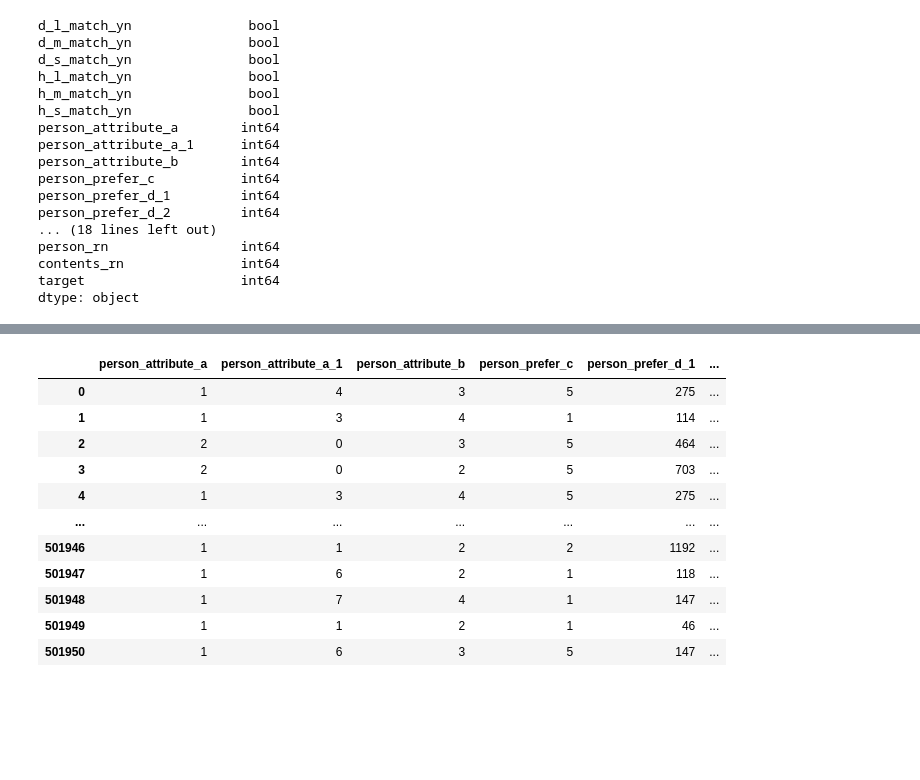
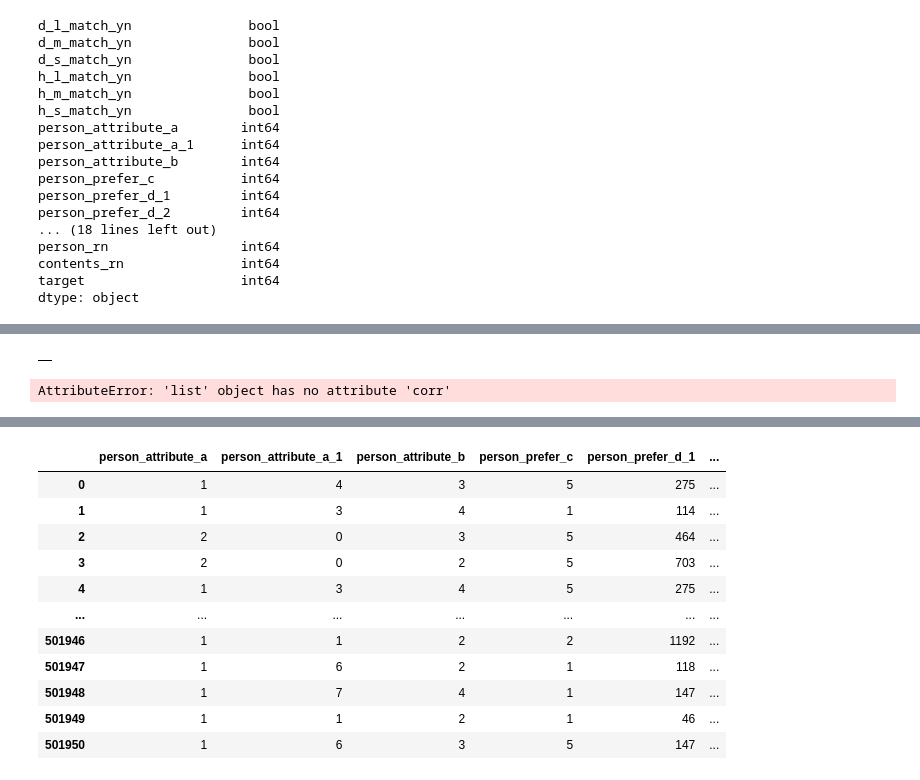
Before and after one commit to genie-lee-beep/Jieun-Lee, a Jupyter notebook: AI Competition/jobcare recommendation/DACON_job recommendation.ipynb, the cells around one changed output, grey strips where cells are left out. Cells and saved outputs as stored; diff of their text form; code cells hidden in the pictures; blank space fills up the shorter version.

```diff
--- a/AI Competition/jobcare recommendation/DACON_job recommendation.ipynb
+++ b/AI Competition/jobcare recommendation/DACON_job recommendation.ipynb
@@ -92,0 +181,14 @@ sns.heatmap(data=correlation_matrix, annot=True) # 상관계수 분석
+# %%
+
+train_num = ['person_attribute_a',
+       'person_attribute_a_1', 'person_attribute_b', 'person_prefer_c',
+       'person_prefer_d_1', 'person_prefer_d_2', 'person_prefer_d_3',
+       'person_prefer_e', 'person_prefer_f', 'person_prefer_g',
+       'person_prefer_h_1', 'person_prefer_h_2', 'person_prefer_h_3',
+       'contents_attribute_i', 'contents_attribute_a',
+       'contents_attribute_j_1', 'contents_attribute_j',
+       'contents_attribute_c', 'contents_attribute_k', 'contents_attribute_l',
+       'contents_attribute_d', 'contents_attribute_m', 'contents_attribute_e',
+       'contents_attribute_h', 'person_rn', 'contents_rn','target']
+train_num_df = pd.DataFrame(train_num)
+print(train_num_df)
@@ -92,0 +213,10 @@ sns.heatmap(data=correlation_matrix, annot=True) # 상관계수 분석
+# %%
+train_num_df.corr()
+# %% [output]
+|  |
+# %%
+corr_train = train_num.corr()
+corr_train = train_num.apply(lambda x: round(x ,2))
+corr_train
+# %% [output]
+AttributeError: 'list' object has no attribute 'corr'
```
Also changed, not shown: parts of 12 cells of this notebook.
